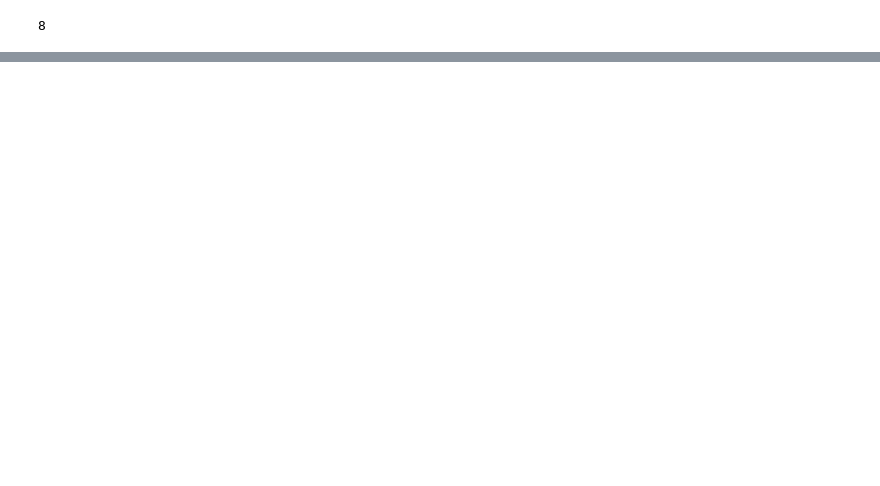
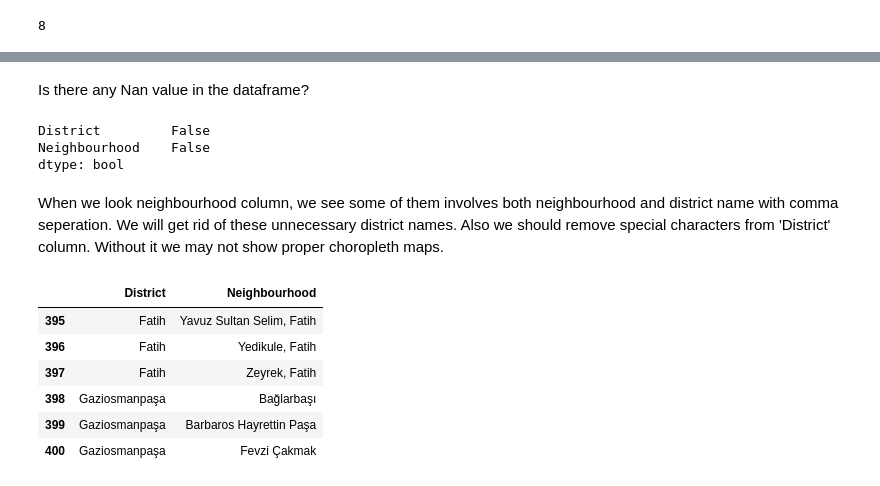
Before and after one commit to Hdvndgr/Coursera_Capstone, a Jupyter notebook: Week4_Assignment.ipynb, the cells around one changed output, grey strips where cells are left out. Cells and saved outputs as stored; diff of their text form; code cells hidden in the pictures; blank space fills up the shorter version.

```diff
--- a/Week4_Assignment.ipynb
+++ b/Week4_Assignment.ipynb
@@ -116,0 +110,4 @@ ams_df.head()
+# %%
+url = "https://en.wikipedia.org/wiki/List_of_neighbourhoods_of_Istanbul"
+response = requests.get(url)
+document = BeautifulSoup(response.content, 'html.parser')
@@ -116,0 +116,2 @@ ams_df.head()
+# %%
+target_div = document.select('div[class="mw-parser-output"]')[0]
@@ -116,0 +130,18 @@ ams_df.head()
+# %%
+def get_values(target):
+    column_names = ['District', 'Neighbourhood']
+    df = pd.DataFrame(columns=column_names)
+    ix = 0
+    for h3, ol in tqdm(zip(target.select('h3'), target.select('ol'))):
+        for li in ol.select('li'):
+            try:
+                neigh = li.a.string
+            except:
+                neigh = li.string
+            dist = h3.select('.mw-headline')[0].string
+            df.loc[ix] = [dist, neigh]
+            ix += 1
+    return df
+# %%
+istanbul_data = get_values(target_div)
+istanbul_data.head()
@@ -116,0 +156,22 @@ ams_df.head()
+# %% [markdown]
+Is there any Nan value in the dataframe?
+# %%
+istanbul_data.isna().any()
+# %% [output]
+District         False
+Neighbourhood    False
+dtype: bool
+# %% [markdown]
+When we look neighbourhood column, we see some of them involves both neighbourhood and district name with comma seperation.
+We will get rid of these unnecessary district names.
+Also we should remove special characters from 'District' column. Without it we may not show proper choropleth maps.
+# %%
+istanbul_data.loc[395:400]
+# %% [output]
+|  | District | Neighbourhood |
+| 395 | Fatih | Yavuz Sultan Selim, Fatih |
+| 396 | Fatih | Yedikule, Fatih |
+| 397 | Fatih | Zeyrek, Fatih |
+| 398 | Gaziosmanpaşa | Bağlarbaşı |
+| 399 | Gaziosmanpaşa | Barbaros Hayrettin Paşa |
+| 400 | Gaziosmanpaşa | Fevzi Çakmak |
```
Also changed, not shown: parts of 58 cells of this notebook.
